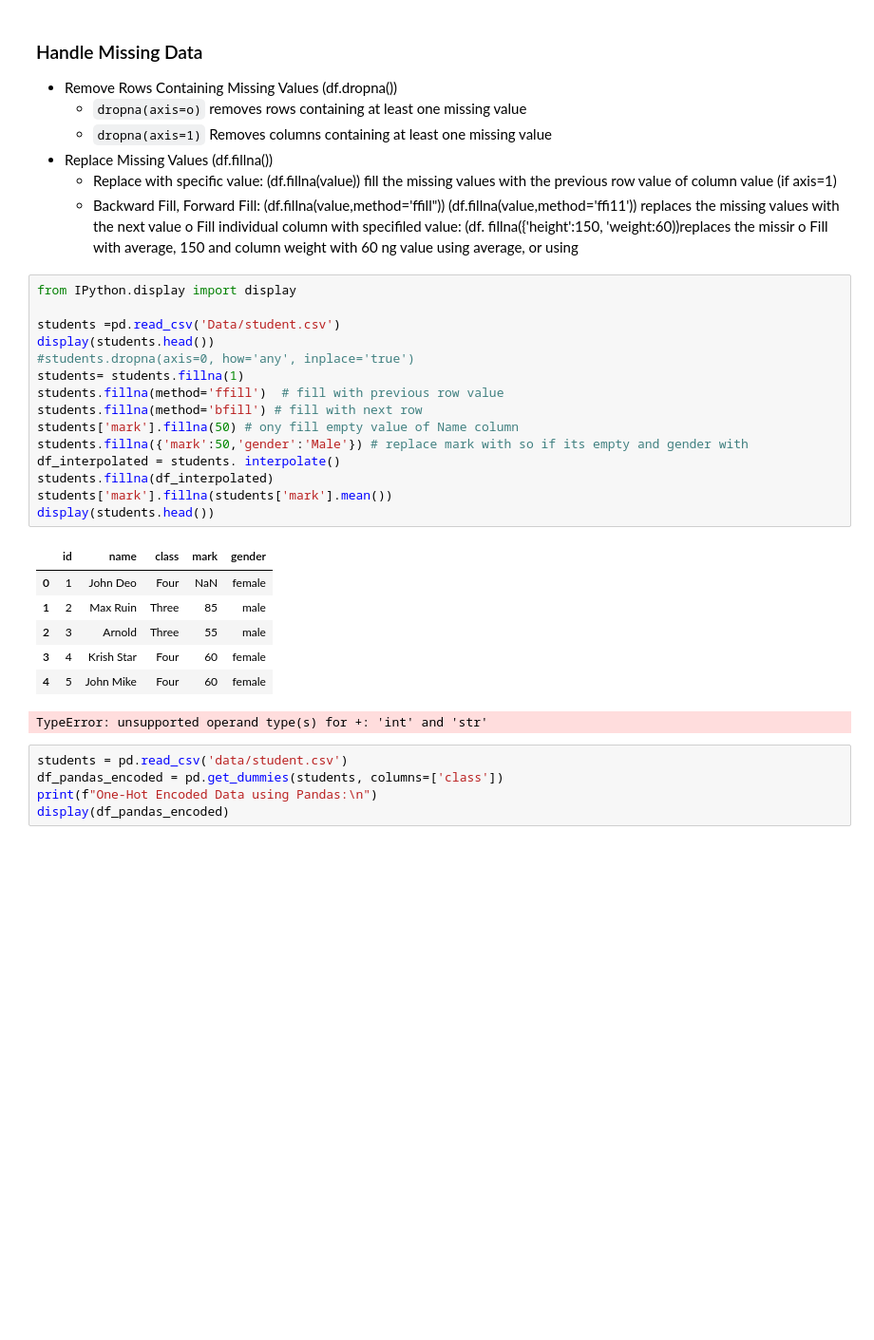
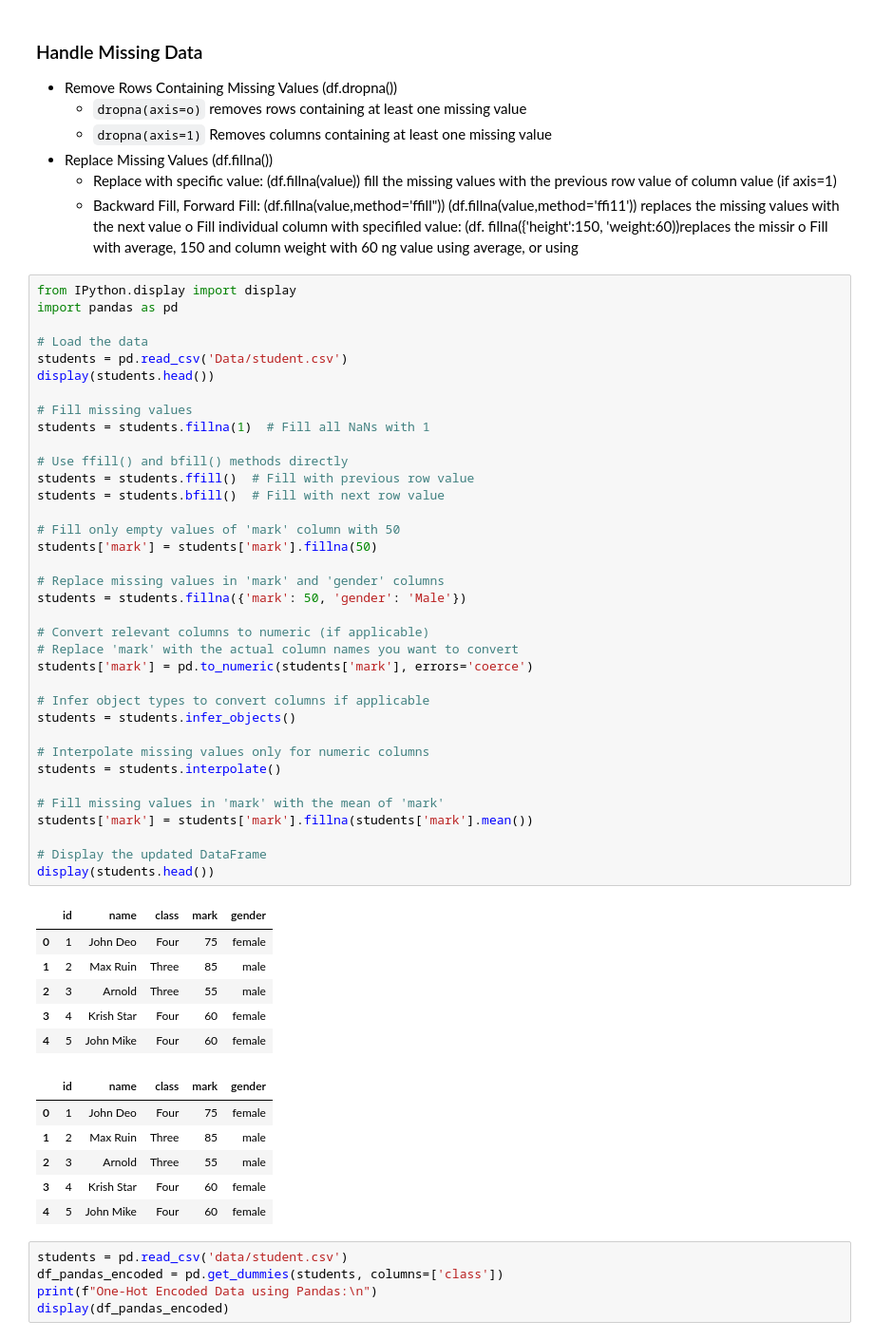
Before and after one commit to ragin-10-rdg/PRG_330_PythonProgramming, a Jupyter notebook: week 4.ipynb, the cells around one changed output. Shown at 95% size. Saved outputs shown, nothing was run; the diff lists cells and outputs as text; blank space fills up the shorter version.

```diff
--- a/week 4.ipynb
+++ b/week 4.ipynb
@@ -81,29 +89,55 @@ row value of column value (if axis=1)
 o Fill with average,
 150 and column weight with 60
 ng value using average, or using
-# %%
-from IPython.display import display
-
-students =pd.read_csv('Data/student.csv')
-display(students.head())
-#students.dropna(axis=0, how='any', inplace='true')
-students= students.fillna(1)
-students.fillna(method='ffill')  # fill with previous row value
-students.fillna(method='bfill') # fill with next row
-students['mark'].fillna(50) # ony fill empty value of Name column
-students.fillna({'mark':50,'gender':'Male'}) # replace mark with so if its empty and gender with
-df_interpolated = students. interpolate()
-students.fillna(df_interpolated)
-students['mark'].fillna(students['mark'].mean())
-display(students.head())
-# %% [output]
-|  | id | name | class | mark | gender |
-| 0 | 1 | John Deo | Four | NaN | female |
-| 1 | 2 | Max Ruin | Three | 85 | male |
-| 2 | 3 | Arnold | Three | 55 | male |
-| 3 | 4 | Krish Star | Four | 60 | female |
-| 4 | 5 | John Mike | Four | 60 | female |
-TypeError: unsupported operand type(s) for +: 'int' and 'str'
+# %%
+from IPython.display import display
+import pandas as pd
+
+# Load the data
+students = pd.read_csv('Data/student.csv')
+display(students.head())
+
+# Fill missing values
+students = students.fillna(1)  # Fill all NaNs with 1
+
+# Use ffill() and bfill() methods directly
+students = students.ffill()  # Fill with previous row value
+students = students.bfill()  # Fill with next row value
+
+# Fill only empty values of 'mark' column with 50
+students['mark'] = students['mark'].fillna(50)
+
+# Replace missing values in 'mark' and 'gender' columns
+students = students.fillna({'mark': 50, 'gender': 'Male'})
+
+# Convert relevant columns to numeric (if applicable)
+# Replace 'mark' with the actual column names you want to convert
+students['mark'] = pd.to_numeric(students['mark'], errors='coerce')
+
+# Infer object types to convert columns if applicable
+students = students.infer_objects()
+
+# Interpolate missing values only for numeric columns
+students = students.interpolate()
+
+# Fill missing values in 'mark' with the mean of 'mark'
+students['mark'] = students['mark'].fillna(students['mark'].mean())
+
+# Display the updated DataFrame
+display(students.head())
+# %% [output]
+|  | id | name | class | mark | gender |
+| 0 | 1 | John Deo | Four | 75 | female |
+| 1 | 2 | Max Ruin | Three | 85 | male |
+| 2 | 3 | Arnold | Three | 55 | male |
+| 3 | 4 | Krish Star | Four | 60 | female |
+| 4 | 5 | John Mike | Four | 60 | female |
+|  | id | name | class | mark | gender |
+| 0 | 1 | John Deo | Four | 75 | female |
+| 1 | 2 | Max Ruin | Three | 85 | male |
+| 2 | 3 | Arnold | Three | 55 | male |
+| 3 | 4 | Krish Star | Four | 60 | female |
+| 4 | 5 | John Mike | Four | 60 | female |
 # %%
 students = pd.read_csv('data/student.csv')
 df_pandas_encoded = pd.get_dummies(students, columns=['class'])
```
Also changed, not shown: parts of 13 cells of this notebook.
